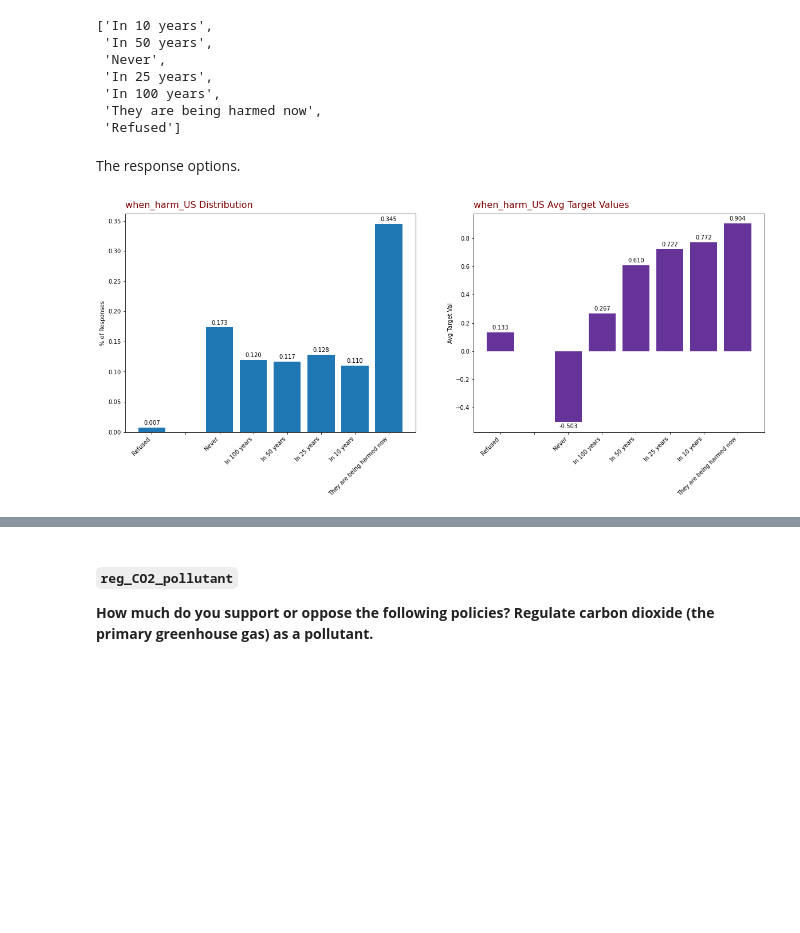
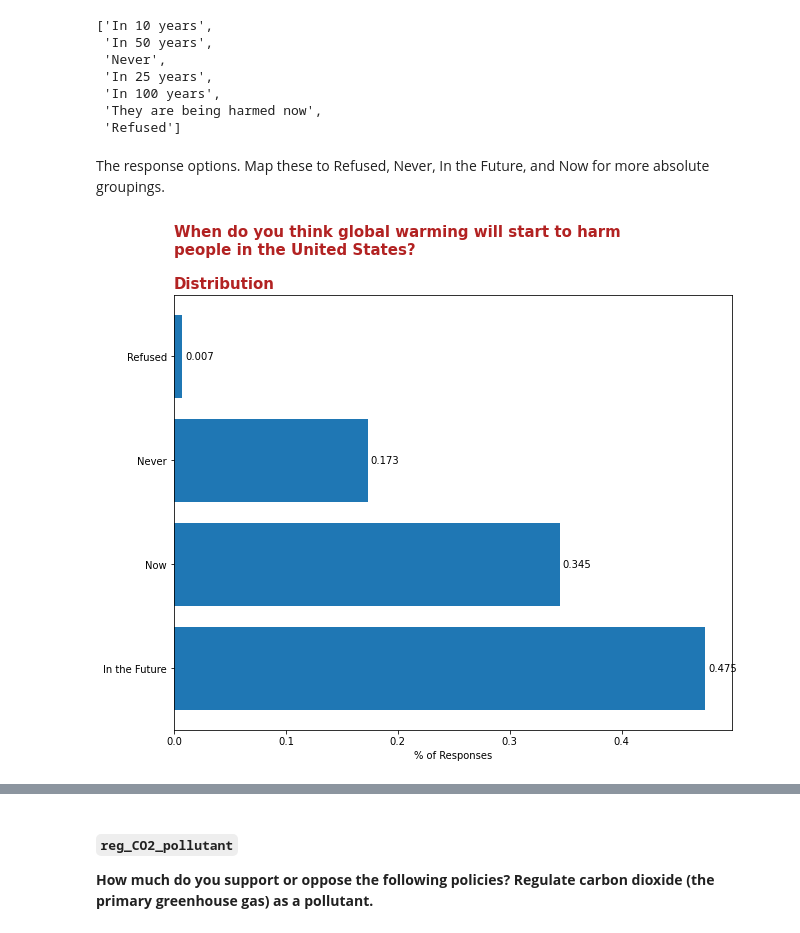
Before and after one commit to sabaiitj/Climate-Change-Survey, a Jupyter notebook: code/Larry EDA.ipynb, the cells around one changed output, grey strips where cells are left out. Saved outputs shown, nothing was run; the diff lists cells and outputs as text; code cells hidden in the pictures; blank space fills up the shorter version.

```diff
--- a/code/Larry EDA.ipynb
+++ b/code/Larry EDA.ipynb
@@ -6,4 +6,6 @@ import matplotlib.pyplot as plt
 import seaborn as sns
 # %%
 df = pd.read_spss('../data/CCAM SPSS Data 2008-2018.sav')
+df.to_csv('../data/CCAM SPSS Data 2008-2018.csv', index=False)
+df = pd.read_csv('../data/CCAM SPSS Data 2008-2018.csv')
 # %% [markdown]
@@ -11,6 +13,3 @@ df = pd.read_spss('../data/CCAM SPSS Data 2008-2018.sav')
-# %%
-df['target'] = [-1 if val == 'No' else 1 if val == 'Yes'
-                else 0 for val in df.happening]
 # %%
 df.happening.value_counts(normalize=True)
 # %% [output]
@@ -192,5 +218,5 @@ list(df.when_harm_US.unique())
  'They are being harmed now',
  'Refused']
 # %% [markdown]
-The response options.
+The response options. Map these to Refused, Never, In the Future, and Now for more absolute groupings.
 # %%
@@ -204,4 +232,6 @@ df.when_harm_US = df.when_harm_US.replace(
 # %%
-my_graph('when_harm_US', ordinals)
+distgraph('when_harm_US',
+          'When do you think global warming will start to harm\npeople '+\
+          'in the United States?')
 # %% [output]
-[figure, old version]
+[figure, new version]
```
Also changed, not shown: parts of 81 cells of this notebook.
